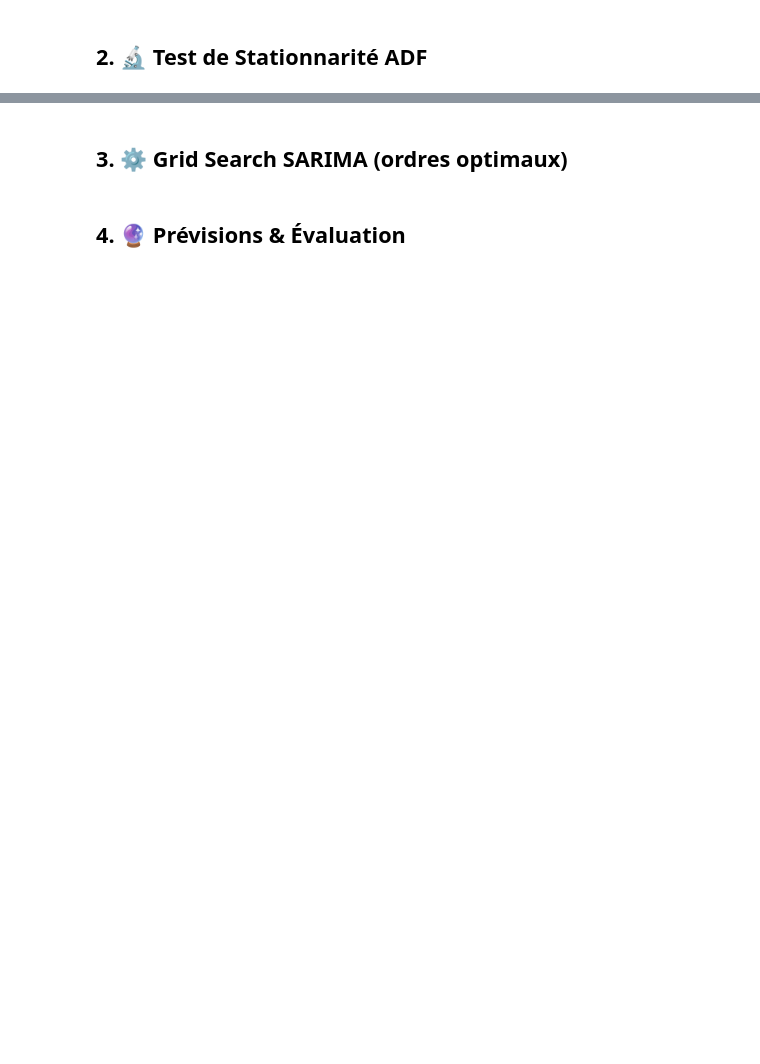
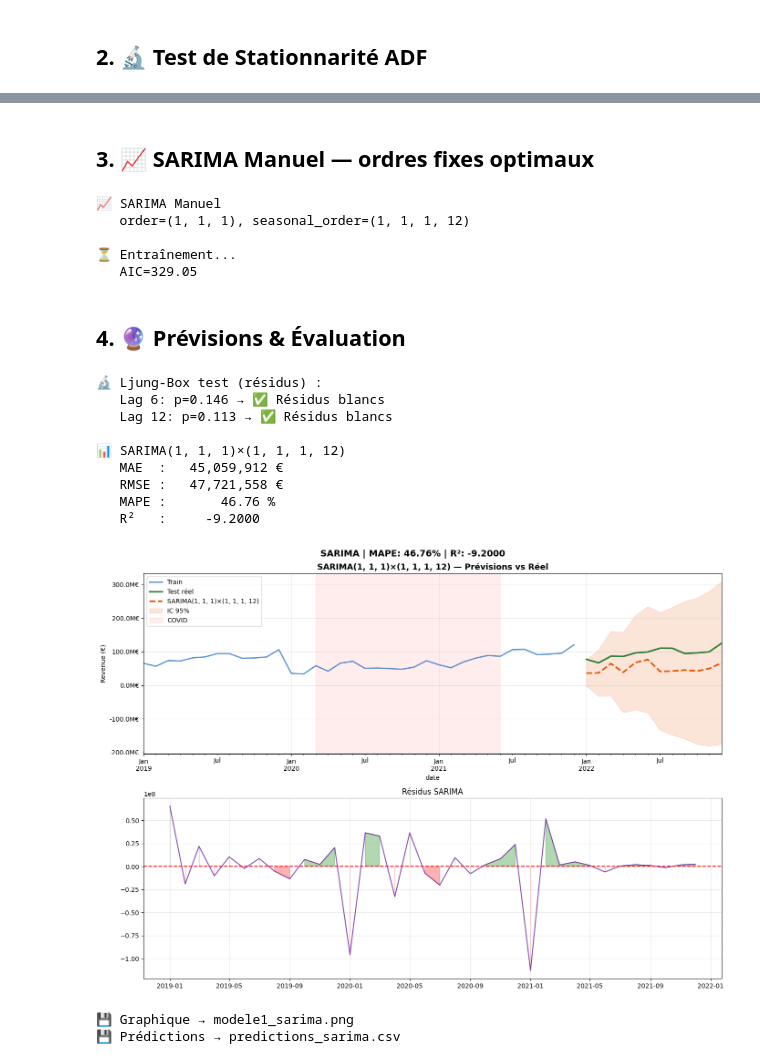
Before and after one commit to mohamedelattar15/Bi, a Jupyter notebook: Power_BI/AI/models/01_SARIMA.ipynb, the cells around one changed output, grey strips where cells are left out. Saved outputs shown, nothing was run; the diff lists cells and outputs as text; code cells hidden in the pictures; blank space fills up the shorter version.

Commit message:
IA Models parametres optimises + Random Forest separe

```diff
--- a/Power_BI/AI/models/01_SARIMA.ipynb
+++ b/Power_BI/AI/models/01_SARIMA.ipynb
@@ -45,44 +55,44 @@ plt.show()
 # %% [markdown]
-## 3. ⚙️ Grid Search SARIMA (ordres optimaux)
+## 3. 📈 SARIMA Manuel — ordres fixes optimaux
 # %%
-print("⏳ Grid Search des ordres SARIMA...")
-print("   Recherche sur p∈[0,2], d∈[0,1], q∈[0,2], P∈[0,1], D∈[0,1], Q∈[0,1]")
+# ── Ordres SARIMA manuels (basés sur ACF/PACF et tests précédents) ──
+# Série mensuelle avec saisonnalité annuelle forte
+# p=1 (AR: auto-régressif d'ordre 1), d=1 (différenciation simple), q=1 (MA: moyenne mobile)
+# P=1 (saisonnier AR), D=1 (différenciation saisonnière), Q=1 (saisonnier MA), s=12
 
-best_aic, best_order, best_seasonal, best_model = np.inf, None, None, None
-S = 12
+ORDER = (1, 1, 1)
+SEASONAL_ORDER = (1, 1, 1, 12)
 
-for p in range(0, 3):
-    for d in range(0, 2):
-        for q in range(0, 3):
-            for P in range(0, 2):
-                for D in range(0, 2):
-                    for Q in range(0, 2):
-                        try:
-                            model = SARIMAX(train["revenue"], order=(p,d,q),
-                                            seasonal_order=(P,D,Q,S),
-                                            enforce_stationarity=False,
-                                            enforce_invertibility=False)
-                            fitted = model.fit(disp=False, maxiter=200)
-                            if fitted.aic < best_aic:
-                                best_aic, best_order = fitted.aic, (p,d,q)
-                                best_seasonal, best_model = (P,D,Q,S), fitted
-                        except:
-                            pass
+print("📈 SARIMA Manuel")
+print(f"   order={ORDER}, seasonal_order={SEASONAL_ORDER}")
+print(f"\n⏳ Entraînement...")
 
-print(f"\n✅ Meilleur SARIMA :")
-print(f"   order={best_order}, seasonal_order={best_seasonal}")
-print(f"   AIC={best_aic:.2f}")
+sarima_model = SARIMAX(
+    train["revenue"],
+    order=ORDER,
+    seasonal_order=SEASONAL_ORDER,
+    enforce_stationarity=False,
+    enforce_invertibility=False,
+)
+sarima_fit = sarima_model.fit(disp=False, maxiter=200)
+print(f"   AIC={sarima_fit.aic:.2f}")
+# %% [output]
+📈 SARIMA Manuel
+   order=(1, 1, 1), seasonal_order=(1, 1, 1, 12)
+
+⏳ Entraînement...
+   AIC=329.05
 # %% [markdown]
 ## 4. 🔮 Prévisions & Évaluation
 # %%
 # ── Prévisions ────────────────────────────────────────────
-sarima_pred = best_model.forecast(steps=12)
+sarima_pred = sarima_fit.forecast(steps=12)
 sarima_pred.index = test.index
-pred_ci = best_model.get_forecast(steps=12).conf_int()
+pred_ci = sarima_fit.get_forecast(steps=12).conf_int()
 pred_ci.index = test.index
 
 # ── Ljung-Box test ───────────────────────────────────────
-lb = acorr_ljungbox(best_model.resid, lags=[6, 12], return_df=True)
+lb = acorr_ljungbox(sarima_fit.resid, lags=[6, 12], return_df=True)
 print("🔬 Ljung-Box test (résidus) :")
 for lag in [6, 12]:
     if lag in lb.index:
@@ -95,7 +105,7 @@ rmse = np.sqrt(mean_squared_error(test["revenue"], sarima_pred))
 mape_val = np.mean(np.abs((test["revenue"].values - sarima_pred.values) / test["revenue"].values)) * 100
 r2 = r2_score(test["revenue"], sarima_pred)
 
-print(f"\n📊 SARIMA{best_order}×{best_seasonal}")
+print(f"\n📊 SARIMA{ORDER}×{SEASONAL_ORDER}")
 print(f"   MAE  : {mae:>12,.0f} €")
 print(f"   RMSE : {rmse:>12,.0f} €")
 print(f"   MAPE : {mape_val:>11.2f} %")
@@ -106,33 +116,46 @@ fig, axes = plt.subplots(2, 1, figsize=(14, 10))
 
 ax = axes[0]
 train["revenue"].plot(ax=ax, label="Train", color="#1565C0", alpha=0.7, linewidth=2)
 test["revenue"].plot(ax=ax, label="Test réel", color="#2E7D32", linewidth=2.5)
-sarima_pred.plot(ax=ax, label=f"SARIMA{best_order}×{best_seasonal}", color="#E65100", linestyle="--", linewidth=2.5)
+sarima_pred.plot(ax=ax, label=f"SARIMA{ORDER}×{SEASONAL_ORDER}", color="#E65100", linestyle="--", linewidth=2.5)
 ax.fill_between(pred_ci.index, pred_ci.iloc[:, 0], pred_ci.iloc[:, 1], alpha=0.15, color="#E65100", label="IC 95%")
 ax.axvspan(pd.Timestamp("2020-03-01"), pd.Timestamp("2021-06-30"), alpha=0.07, color="red", label="COVID")
-ax.set_title(f"SARIMA{best_order}×{best_seasonal} — Prévisions vs Réel", fontsize=13, fontweight="bold")
+ax.set_title(f"SARIMA{ORDER}×{SEASONAL_ORDER} — Prévisions vs Réel", fontsize=13, fontweight="bold")
 ax.set_ylabel("Revenue (€)")
 ax.yaxis.set_major_formatter(plt.FuncFormatter(lambda x, _: f"{x/1e6:.1f}M€"))
 ax.legend(); ax.grid(alpha=0.3)
 
 ax2 = axes[1]
-residuals = best_model.resid
+residuals = sarima_fit.resid
 ax2.plot(residuals, color="#6A1B9A", alpha=0.8, linewidth=1.5)
 ax2.axhline(0, color="red", linestyle="--", linewidth=1.5)
 ax2.fill_between(residuals.index, residuals, 0, where=residuals > 0, alpha=0.3, color="green")
 ax2.fill_between(residuals.index, residuals, 0, where=residuals < 0, alpha=0.3, color="red")
 ax2.set_title("Résidus SARIMA", fontsize=12); ax2.grid(alpha=0.3)
 
 plt.suptitle(f"SARIMA | MAPE: {mape_val:.2f}% | R²: {r2:.4f}", fontsize=14, fontweight="bold")
 plt.tight_layout()
 plt.savefig("modele1_sarima.png", dpi=120, bbox_inches="tight")
 plt.show()
 print("\n💾 Graphique → modele1_sarima.png")
 
 # ── Sauvegarder les prédictions ──────────────────────────
 results_df = pd.DataFrame({
     "date": test.index, "reel": test["revenue"], "prediction": sarima_pred,
     "ic_bas": pred_ci.iloc[:, 0], "ic_haut": pred_ci.iloc[:, 1]
 })
 results_df.to_csv("predictions_sarima.csv", index=False)
 print("💾 Prédictions → predictions_sarima.csv")
+# %% [output]
+🔬 Ljung-Box test (résidus) :
+   Lag 6: p=0.146 → ✅ Résidus blancs
+   Lag 12: p=0.113 → ✅ Résidus blancs
+
+📊 SARIMA(1, 1, 1)×(1, 1, 1, 12)
+   MAE  :   45,059,912 €
+   RMSE :   47,721,558 €
+   MAPE :       46.76 %
+   R²   :     -9.2000
+[figure, added]
+💾 Graphique → modele1_sarima.png
+💾 Prédictions → predictions_sarima.csv
```
Also changed, not shown: parts of 3 cells of this notebook, 5 other files.
